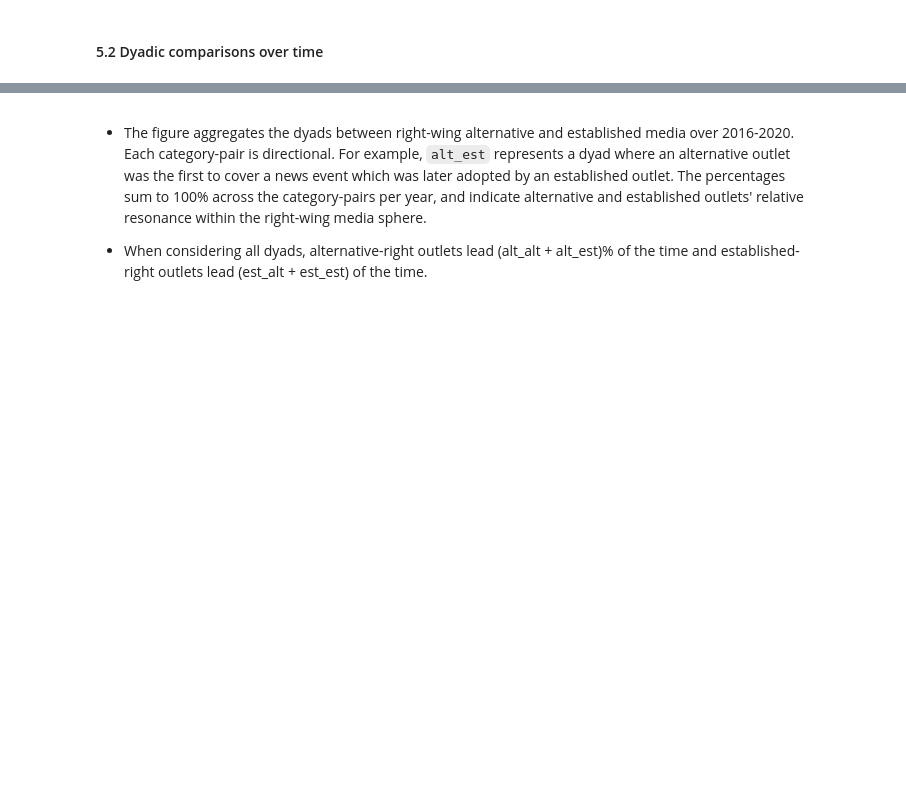
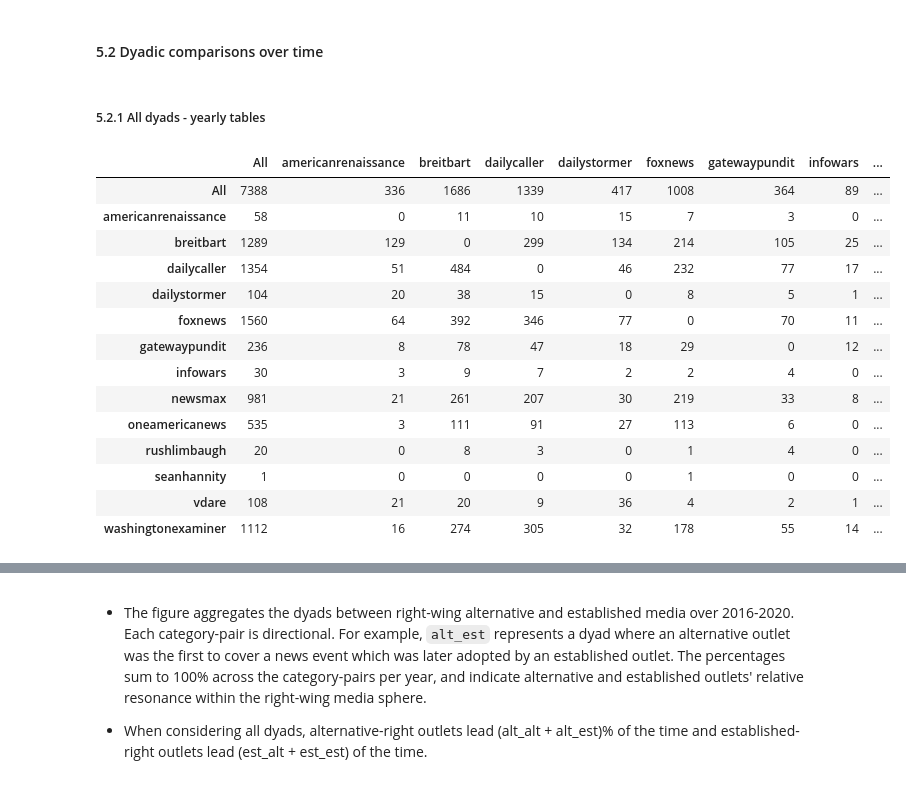
Before and after one commit to wlmwng/us-right-media, a Jupyter notebook: usrightmedia/code/09-analysis/01-newsevents-dyadic-comparison.ipynb, the cells around one changed output, grey strips where cells are left out. Saved outputs shown, nothing was run; the diff lists cells and outputs as text; code cells hidden in the pictures; blank space fills up the shorter version.

Commit message:
dyadic: add yearly comparison

```diff
--- a/usrightmedia/code/09-analysis/01-newsevents-dyadic-comparison.ipynb
+++ b/usrightmedia/code/09-analysis/01-newsevents-dyadic-comparison.ipynb
@@ -394,3 +416,36 @@ dyadic_count_ideo
 | est | 39686 | 24660 | 15026 |
 # %% [markdown]
 #### 5.2 Dyadic comparisons over time
+# %% [markdown]
+##### 5.2.1 All dyads - yearly tables
+# %%
+dyads_filtered_2016 = [(d0, d1) for (d0, d1) in dyads_filtered if d0['doc_publish_date'].year == 2016]
+dyads_filtered_2017 = [(d0, d1) for (d0, d1) in dyads_filtered if d0['doc_publish_date'].year == 2017]
+dyads_filtered_2018 = [(d0, d1) for (d0, d1) in dyads_filtered if d0['doc_publish_date'].year == 2018]
+dyads_filtered_2019 = [(d0, d1) for (d0, d1) in dyads_filtered if d0['doc_publish_date'].year == 2019]
+dyads_filtered_2020 = [(d0, d1) for (d0, d1) in dyads_filtered if d0['doc_publish_date'].year == 2020]
+
+# dyadic comparisons (count)
+dyadic_count_doctype_2016 = make_dyadic_comparison(dyads=dyads_filtered_2016, key="doctype", version="count")
+dyadic_count_doctype_2017 = make_dyadic_comparison(dyads=dyads_filtered_2017, key="doctype", version="count")
+dyadic_count_doctype_2018 = make_dyadic_comparison(dyads=dyads_filtered_2018, key="doctype", version="count")
+dyadic_count_doctype_2019 = make_dyadic_comparison(dyads=dyads_filtered_2019, key="doctype", version="count")
+dyadic_count_doctype_2020 = make_dyadic_comparison(dyads=dyads_filtered_2020, key="doctype", version="count")
+# %%
+dyadic_count_doctype_2016
+# %% [output]
+|  | All | americanrenaissance | breitbart | dailycaller | dailystormer | foxnews | gatewaypundit | infowars | ... |
+| All | 7388 | 336 | 1686 | 1339 | 417 | 1008 | 364 | 89 | ... |
+| americanrenaissance | 58 | 0 | 11 | 10 | 15 | 7 | 3 | 0 | ... |
+| breitbart | 1289 | 129 | 0 | 299 | 134 | 214 | 105 | 25 | ... |
+| dailycaller | 1354 | 51 | 484 | 0 | 46 | 232 | 77 | 17 | ... |
+| dailystormer | 104 | 20 | 38 | 15 | 0 | 8 | 5 | 1 | ... |
+| foxnews | 1560 | 64 | 392 | 346 | 77 | 0 | 70 | 11 | ... |
+| gatewaypundit | 236 | 8 | 78 | 47 | 18 | 29 | 0 | 12 | ... |
+| infowars | 30 | 3 | 9 | 7 | 2 | 2 | 4 | 0 | ... |
+| newsmax | 981 | 21 | 261 | 207 | 30 | 219 | 33 | 8 | ... |
+| oneamericanews | 535 | 3 | 111 | 91 | 27 | 113 | 6 | 0 | ... |
+| rushlimbaugh | 20 | 0 | 8 | 3 | 0 | 1 | 4 | 0 | ... |
+| seanhannity | 1 | 0 | 0 | 0 | 0 | 1 | 0 | 0 | ... |
+| vdare | 108 | 21 | 20 | 9 | 36 | 4 | 2 | 1 | ... |
+| washingtonexaminer | 1112 | 16 | 274 | 305 | 32 | 178 | 55 | 14 | ... |
```
Also changed, not shown: parts of 32 cells of this notebook.
